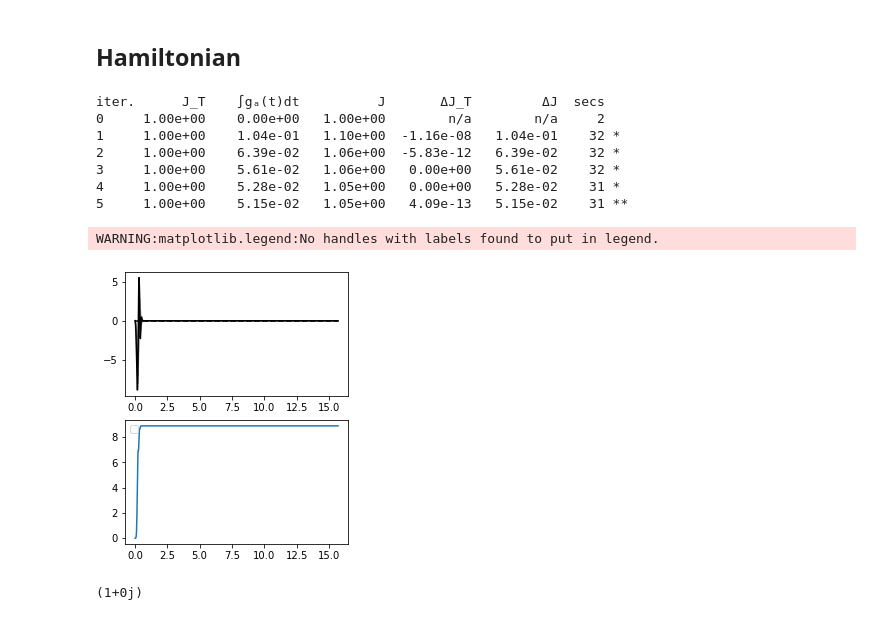
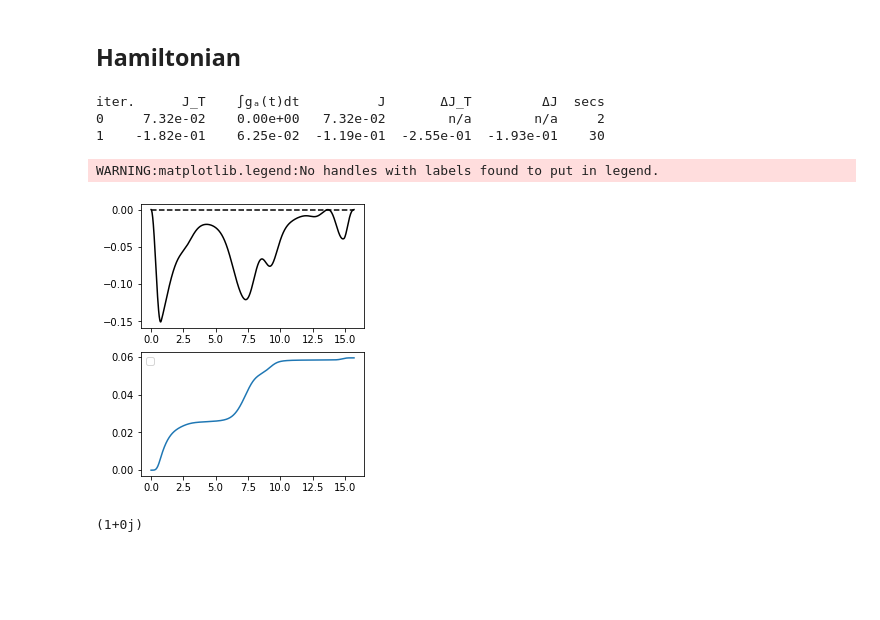
Before and after one commit to gsuarezr/krotov, a Jupyter notebook: Non_dissipative,_Time=pi_g,_g=0_2_omega.ipynb, the cells around one changed output. Drawn from its saved outputs; the diff is of its cells as text; code cells hidden in the pictures; blank space fills up the shorter version.

```diff
--- a/Non_dissipative,_Time=pi_g,_g=0_2_omega.ipynb
+++ b/Non_dissipative,_Time=pi_g,_g=0_2_omega.ipynb
@@ -155,42 +155,38 @@ def plot_iterations(opt_result):
 
 
 
 H = hamiltonian(omega,ampl0,g)
 pulse_options = {
-    H[1][1]: dict(lambda_a=1e-2, update_shape=S),
+    H[1][1]: dict(lambda_a=1, update_shape=S),
 }
 objectives = [
     krotov.Objective(
-        initial_state=qutip.Qobj(np.array([1,0,0,0,0,1/2,0,0,0,1/2,0,0,1/2,0,1/2])), target=qutip.Qobj(qutip.Qobj(np.array([1,0,np.sqrt(2)*4,0,0,1/2,0,0,0,1/2,0,0,1/2,0,1/2]))), H=H
+        initial_state=qutip.Qobj(np.array([1,0,0,0,0,1,0,0,0,0,0,0,1/2,0,1/2])), target=qutip.Qobj(qutip.Qobj(np.array([1,0,0,0,0,1/2,0,0,0,1/2,0,0,1/2,0,1/2]))), H=H
       )
   ]
 
 opt_result = krotov.optimize_pulses(
   objectives,
   pulse_options=pulse_options,
   tlist=tlist,
   propagator=krotov.propagators.expm,
   chi_constructor=krotov.functionals.chis_ss,
   info_hook=krotov.info_hooks.print_table(J_T=krotov.functionals.J_T_ss),
   check_convergence=krotov.convergence.Or(
       krotov.convergence.value_below('5e-3', name='J_T'),
       krotov.convergence.check_monotonic_error,
 
   ),
     store_all_pulses=True,
     overlap=inte.overlap2,norm='gaussiano'
 )
 plot_iterations(opt_result)
 # %% [output]
 iter.      J_T    ∫gₐ(t)dt          J       ΔJ_T         ΔJ  secs
-0     1.00e+00    0.00e+00   1.00e+00        n/a        n/a     2
-1     1.00e+00    1.04e-01   1.10e+00  -1.16e-08   1.04e-01    32 *
-2     1.00e+00    6.39e-02   1.06e+00  -5.83e-12   6.39e-02    32 *
-3     1.00e+00    5.61e-02   1.06e+00   0.00e+00   5.61e-02    32 *
-4     1.00e+00    5.28e-02   1.05e+00   0.00e+00   5.28e-02    31 *
-5     1.00e+00    5.15e-02   1.05e+00   4.09e-13   5.15e-02    31 **
+0     7.32e-02    0.00e+00   7.32e-02        n/a        n/a     2
+1    -1.82e-01    6.25e-02  -1.19e-01  -2.55e-01  -1.93e-01    30
 WARNING:matplotlib.legend:No handles with labels found to put in legend.
-[figure, old version]
+[figure, new version]
 # %%
 z=inte.overlap2(qutip.Qobj(np.array([1,np.sqrt(2),0,0,0,1/2,0,0,0,1/2,0,0,1/2,0,1/2])),qutip.Qobj(np.array([1,np.sqrt(2),0,0,0,1/2,0,0,0,1/2,0,0,1/2,0,1/2])))
 z
```
Also changed, not shown: parts of 2 cells of this notebook, 1 other file.
